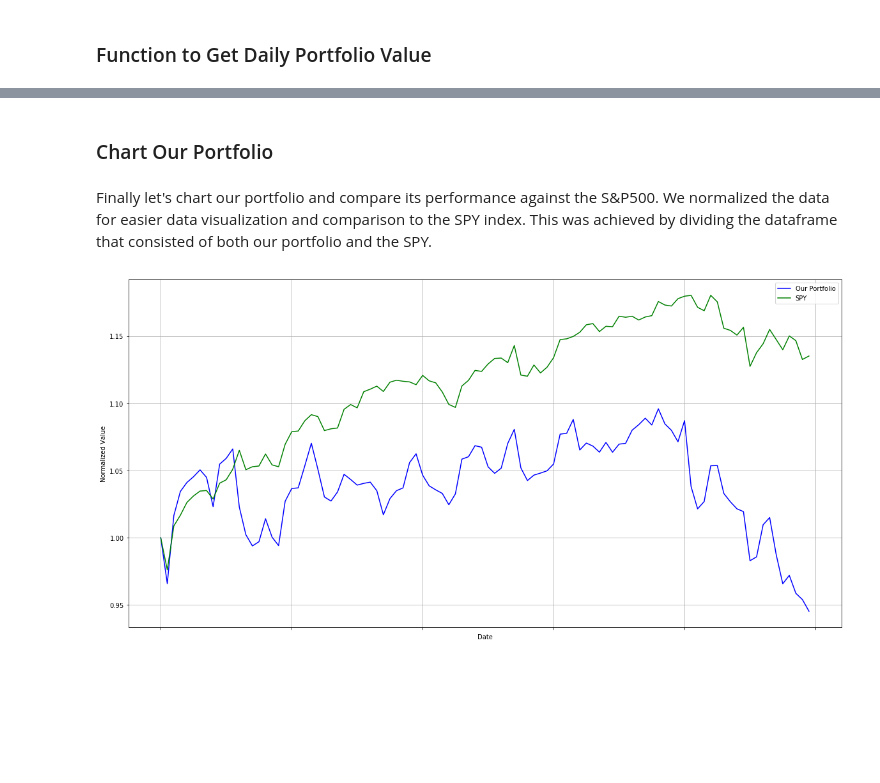
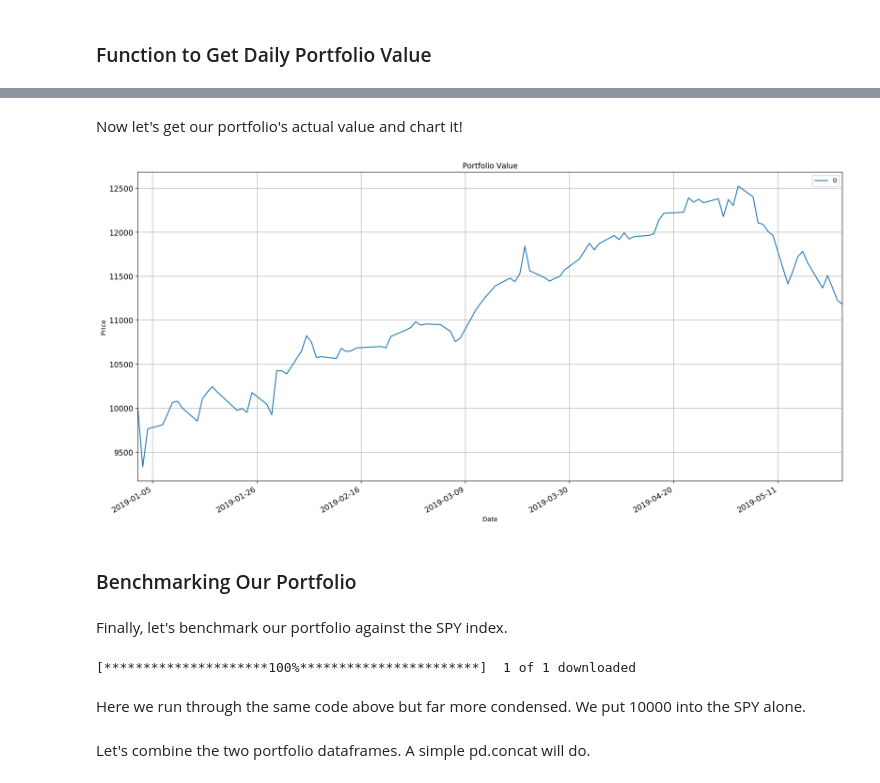
Before and after one commit to AashinShazar/TradingML, a Jupyter notebook: PortfolioEvaluator/PortfolioEvaluator.ipynb, the cells around one changed output, grey strips where cells are left out. Drawn from its saved outputs; the diff is of its cells as text; code cells hidden in the pictures; blank space fills up the shorter version.

Commit message:
Fixed math calculations and added benchmark section

```diff
--- a/PortfolioEvaluator/PortfolioEvaluator.ipynb
+++ b/PortfolioEvaluator/PortfolioEvaluator.ipynb
@@ -284,0 +319,6 @@ def dailyPortfolioValue(stockDataList):
+# %%
+def get_alloced_prices(normed,allocs):
+    return normed * allocs
+
+alloced = get_alloced_prices(normed,stocksAlloc)
+print(alloced.head())
@@ -284,0 +335,6 @@ def dailyPortfolioValue(stockDataList):
+# %%
+def get_pos_vals(alloced,start_val):
+    return alloced * start_val
+
+pos_vals = get_pos_vals(alloced,10000)
+print(pos_vals.head())
@@ -285,17 +349,25 @@ def dailyPortfolioValue(stockDataList):
+# %% [markdown]
+Now let's get our portfolio's actual value and chart it!
+# %%
+def get_portfolio_value(pos_vals):
+    return pos_vals.sum(axis=1)
+
+port_val = pd.DataFrame(get_portfolio_value(pos_vals))
+dr = port_val
+ax = dr.plot(title='Portfolio Value', fontsize=12)
+ax.set_xlabel('Date')
+ax.set_ylabel('Price')
+plt.grid()
+plt.show()
+# %% [output]
+[figure, added]
 # %% [markdown]
-### Chart Our Portfolio
+### Benchmarking Our Portfolio
-# %% [markdown]
-Finally let's chart our portfolio and compare its performance against the S&P500. We normalized the data for easier data visualization and comparison to the SPY index. This was achieved by dividing the dataframe that consisted of both our portfolio and the SPY.
-# %%
-df_temp = pd.concat([ourPortfolio['5. adjusted close'], SPY[0]['5. adjusted close']], keys=['Our Portfolio', 'SPY'], axis=1)
-
-df_temp = df_temp/df_temp.iloc[0,:]
-plt.grid()
-ax = df_temp['Our Portfolio'].plot(color='blue', grid=True, label='Our Portfolio')
-ax = df_temp['SPY'].plot(color='green', grid=True, label='SPY')
-ax.set_xlabel("Date")
-ax.set_ylabel("Normalized Value")
-plt.legend()
-plt.show()
-# %% [output]
-[figure, removed]
+# %% [markdown]
+Finally, let's benchmark our portfolio against the SPY index.
+# %%
+portfolioBench = yf.download("SPY", start="2019-01-02", end="2019-05-24")
+# %% [output]
+[*********************100%***********************]  1 of 1 downloaded
+# %% [markdown]
+Here we run through the same code above but far more condensed. We put 10000 into the SPY alone.
@@ -301,0 +380,2 @@ plt.show()
+# %% [markdown]
+Let's combine the two portfolio dataframes. A simple pd.concat will do.
```
Also changed, not shown: parts of 32 cells of this notebook.
